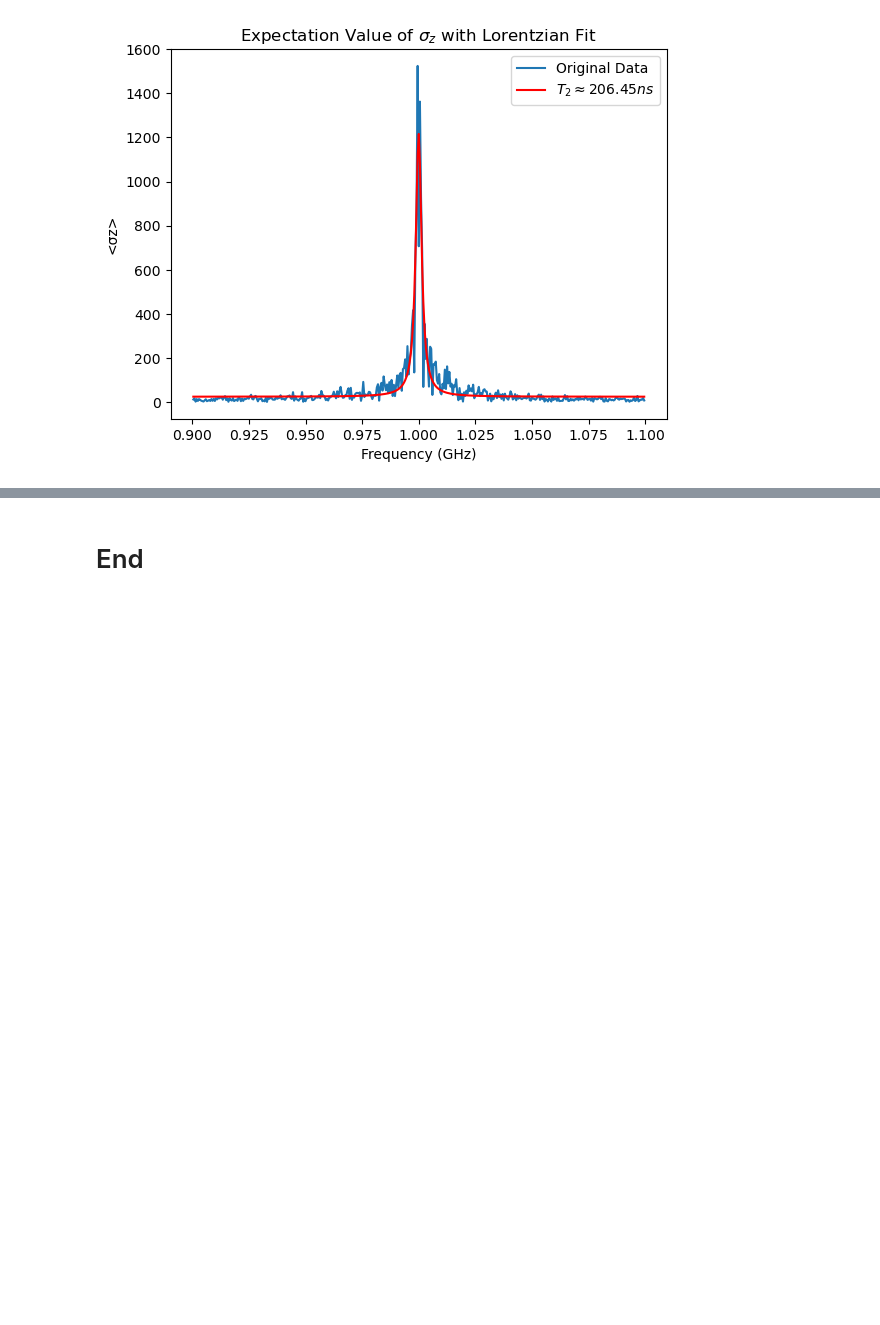
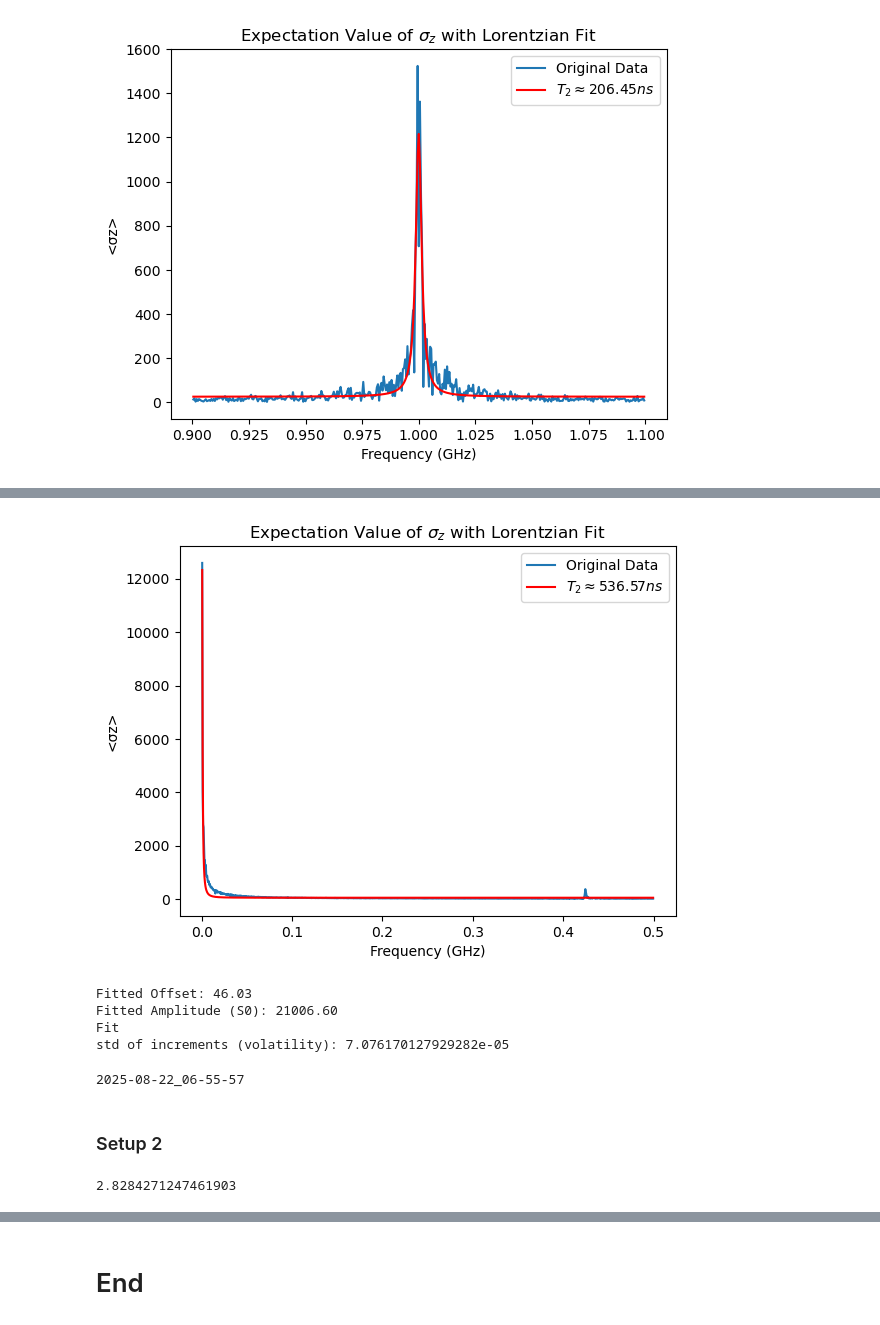
Before and after one commit to Danielgb23/superconducting_qubit_3, a Jupyter notebook: qubit_tls_white_noise.ipynb, the cells around one changed output, grey strips where cells are left out. Cells and saved outputs as stored; diff of their text form; code cells hidden in the pictures; blank space fills up the shorter version.

```diff
--- a/qubit_tls_white_noise.ipynb
+++ b/qubit_tls_white_noise.ipynb
@@ -787,0 +836,51 @@ Fitted f0 1.00 GHz
+# %%
+lorenztian_fit(t, exp[2], T2_1,split=1000)
+# %% [output]
+[figure, added]
+Fitted Offset: 46.03
+Fitted Amplitude (S0): 21006.60
+Fit
+std of increments (volatility): 7.076170127929282e-05
+# %%
+from datetime import datetime
+now=datetime.now().strftime(r'%Y-%m-%d_%H-%M-%S')
+print(now)
+for i, exp in enumerate(exps):
+   np.savez(f"qubit_tls_data/rabi_tls_1_setup_1_{now}_{i}.npz", data=np.array(exps))
+# %% [output]
+2025-08-22_06-55-57
+# %% [markdown]
+### Setup 2
+# %%
+
+# parameters
+samples = 5
+g=1*2*np.pi #coupling between qubit and tls [GHz.rad]
+#Qubit
+wq0=3*2*np.pi #qubit resonance frequency [GHz.rad]
+T1_0=10000 #relaxation time [ns]
+T2_0=150 #dephasing time [ns]
+amp0noise=0.128*2*np.pi #driving energy [GHz.rad]
+
+#TLS
+wq1=5*2*np.pi #tls resonance frequency [GHz.rad]
+T1_1=10000 #relaxation time [ns]
+T2_1=1000 #dephasing time [ns]
+
+amp1drive=0.1*2*np.pi #driving energy [GHz.rad]
+
+peak=np.sqrt((wq1-wq0)**2+4*g**2)/2/np.pi
+print(peak)
+
+def Ed0(tlist):
+    return amp0noise*np.random.normal(0,1,len(tlist))
+# TLS 1 resonant drive
+def Ed1(tlist):
+    return amp1drive*np.sin((wq1)*tlist)
+
+exps=[]
+for i in tqdm(range(samples)):
+    t, res = simulation( g, wq0, T1_0, T2_0, wq1, T1_1, T2_1, Ed1=Ed1, Ed0=Ed0)
+    exps.append(np.array(res.expect))
+# %% [output]
+2.8284271247461903
```
Also changed, not shown: parts of 12 cells of this notebook, 10 other files.
